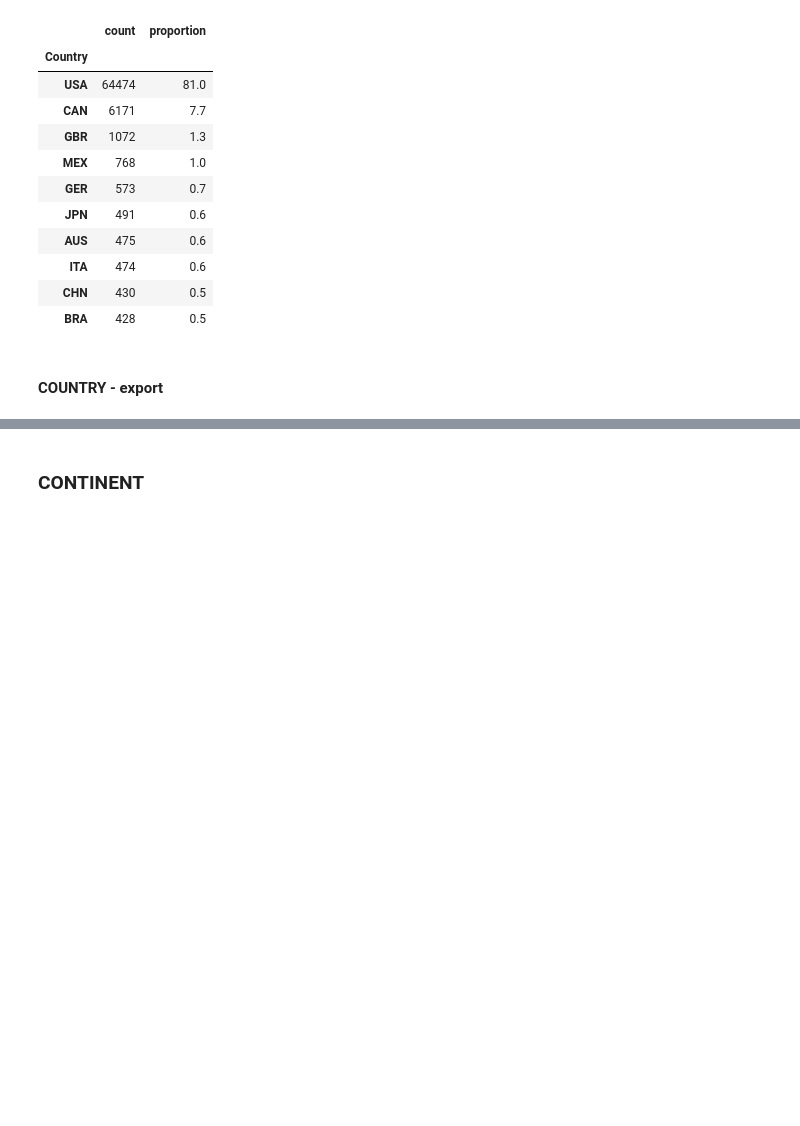
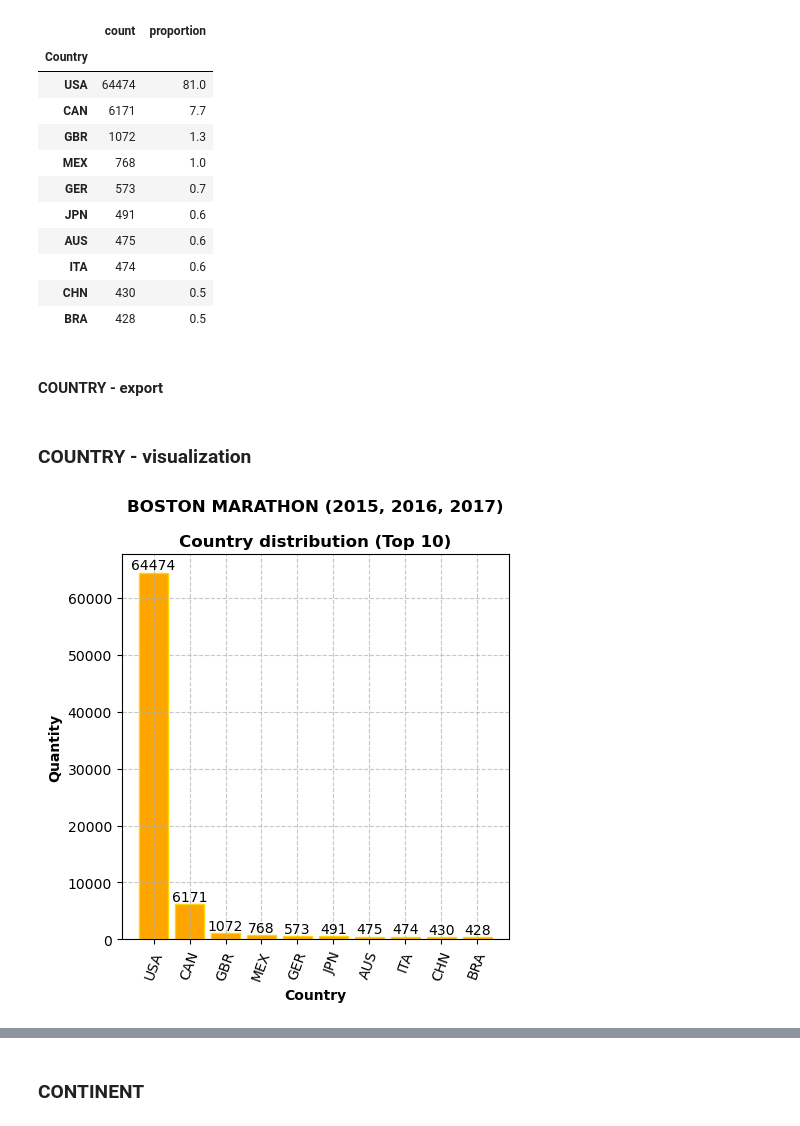
Before and after one commit to chambers29/boston_marathons, a Jupyter notebook: boston_3.ipynb, the cells around one changed output, grey strips where cells are left out. Drawn from its saved outputs; the diff is of its cells as text; code cells hidden in the pictures; blank space fills up the shorter version.

```diff
--- a/boston_3.ipynb
+++ b/boston_3.ipynb
@@ -199,3 +217,28 @@ Number of countries: 105
 #### COUNTRY - export
 # %%
 df_country_dist.to_csv('./export/country_dist.csv')
+# %% [markdown]
+### COUNTRY - visualization
+# %%
+x = df_country_dist.head(10).index
+y = df_country_dist.head(10)['count']
+
+plt.figure(figsize=(5,5))
+
+ax = plt.bar(x, y, color='orange', edgecolor='gold')
+
+for bar in ax:
+    height = bar.get_height()
+    plt.text(bar.get_x() + bar.get_width()/2, height, str(height), ha='center', va='bottom')
+
+plt.grid(True, linestyle='--', alpha=0.7)
+plt.xticks(rotation=70)
+
+plt.title('BOSTON MARATHON (2015, 2016, 2017)\n\nCountry distribution (Top 10)', fontweight='bold')
+plt.xlabel('Country', fontweight='bold')
+plt.ylabel('Quantity', fontweight='bold')
+
+plt.savefig("./vexport/country.png", dpi=300, bbox_inches='tight')
+plt.show()
+# %% [output]
+[figure, added]
```
Also changed, not shown: parts of 18 cells of this notebook.
